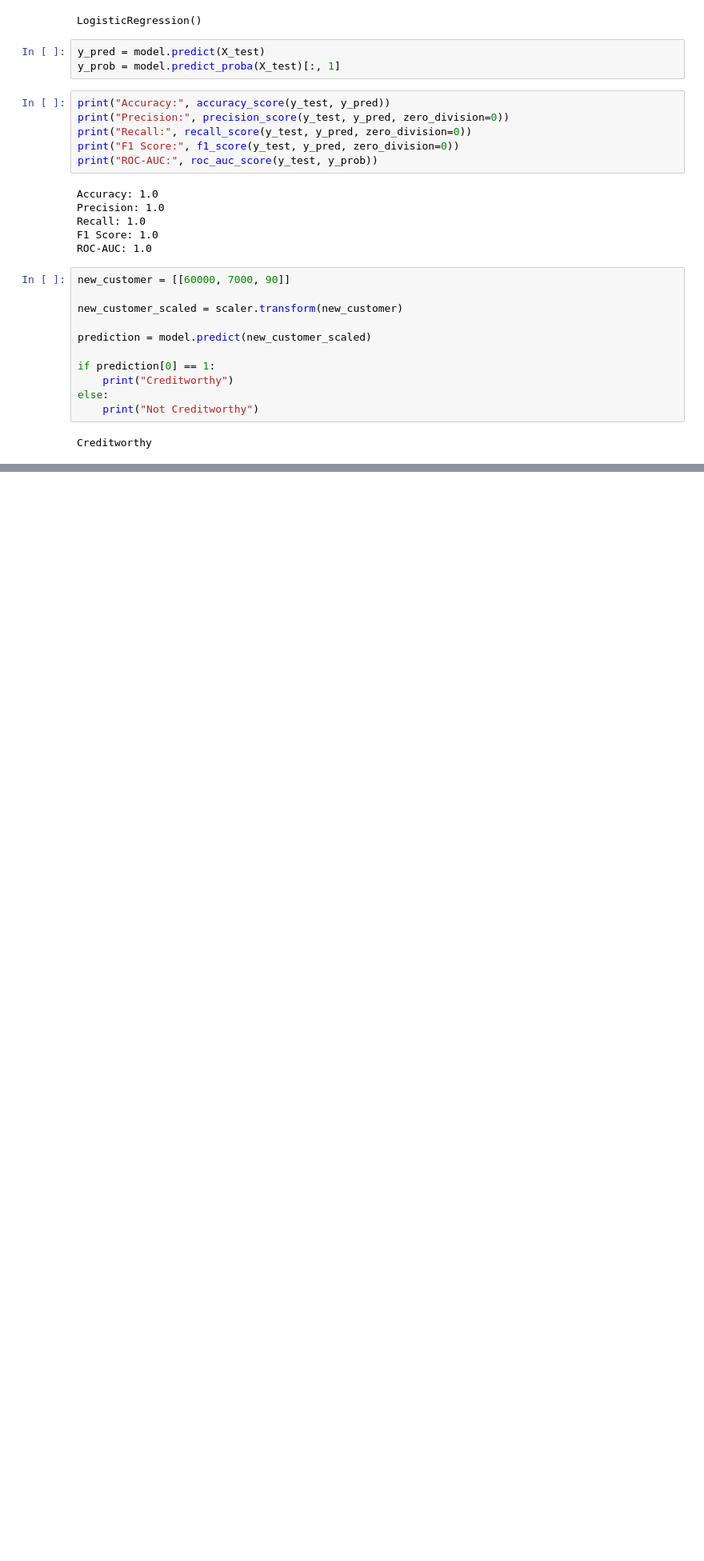
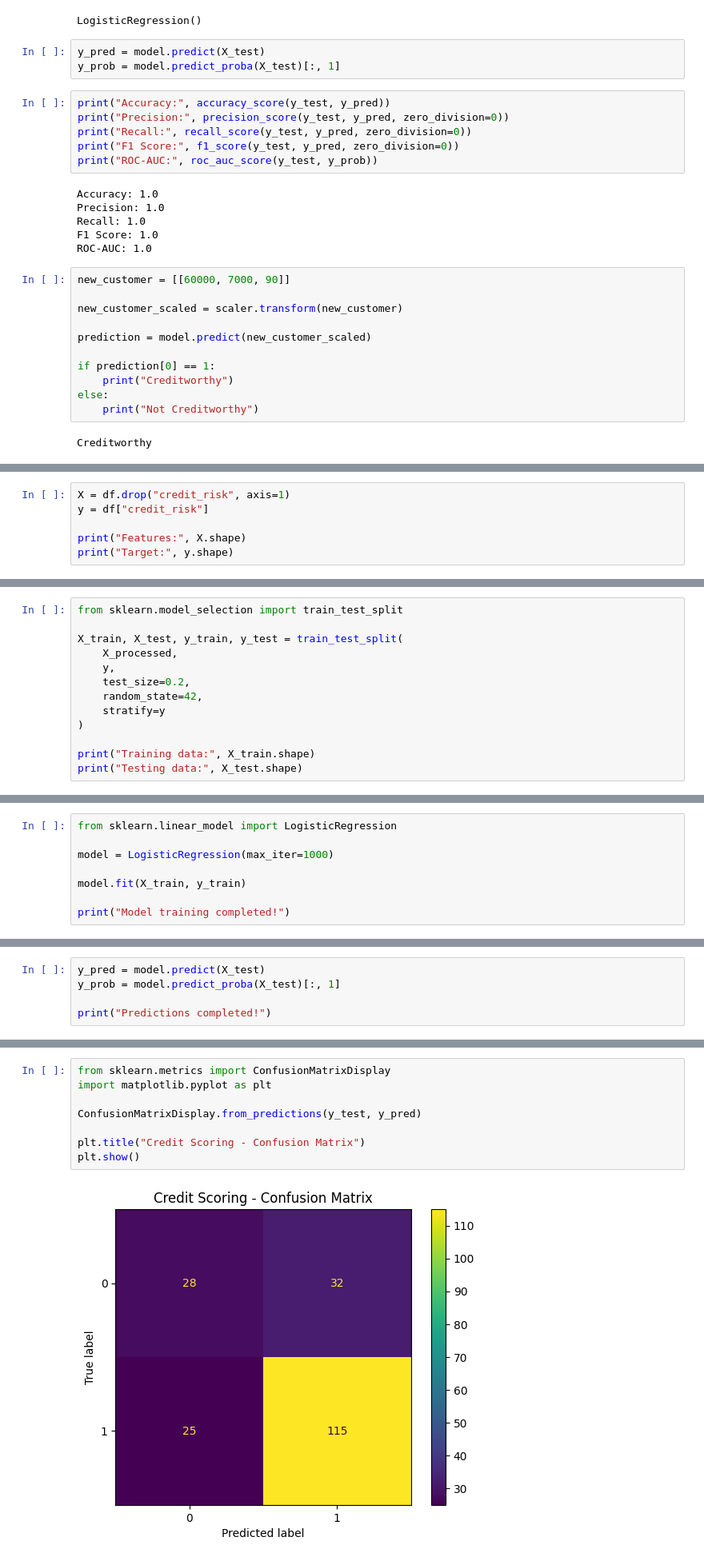
Before and after one commit to aimlniharika/CodeAlpha_CreditScoringModel, a Jupyter notebook: Credit_Scoring_Model.ipynb, the cells around one changed output, grey strips where cells are left out. Shown at 80% size. Drawn from its saved outputs; the diff is of its cells as text; blank space fills up the shorter version.

```diff
--- a/Credit_Scoring_Model.ipynb
+++ b/Credit_Scoring_Model.ipynb
@@ -81,0 +157,6 @@ Creditworthy
+# %%
+X = df.drop("credit_risk", axis=1)
+y = df["credit_risk"]
+
+print("Features:", X.shape)
+print("Target:", y.shape)
@@ -81,0 +207,13 @@ Creditworthy
+# %%
+from sklearn.model_selection import train_test_split
+
+X_train, X_test, y_train, y_test = train_test_split(
+    X_processed,
+    y,
+    test_size=0.2,
+    random_state=42,
+    stratify=y
+)
+
+print("Training data:", X_train.shape)
+print("Testing data:", X_test.shape)
@@ -81,0 +223,8 @@ Creditworthy
+# %%
+from sklearn.linear_model import LogisticRegression
+
+model = LogisticRegression(max_iter=1000)
+
+model.fit(X_train, y_train)
+
+print("Model training completed!")
@@ -81,0 +240,5 @@ Creditworthy
+# %%
+y_pred = model.predict(X_test)
+y_prob = model.predict_proba(X_test)[:, 1]
+
+print("Predictions completed!")
@@ -81,0 +277,10 @@ Creditworthy
+# %%
+from sklearn.metrics import ConfusionMatrixDisplay
+import matplotlib.pyplot as plt
+
+ConfusionMatrixDisplay.from_predictions(y_test, y_pred)
+
+plt.title("Credit Scoring - Confusion Matrix")
+plt.show()
+# %% [output]
+[figure, added]
```
Also changed, not shown: parts of 14 cells of this notebook.
